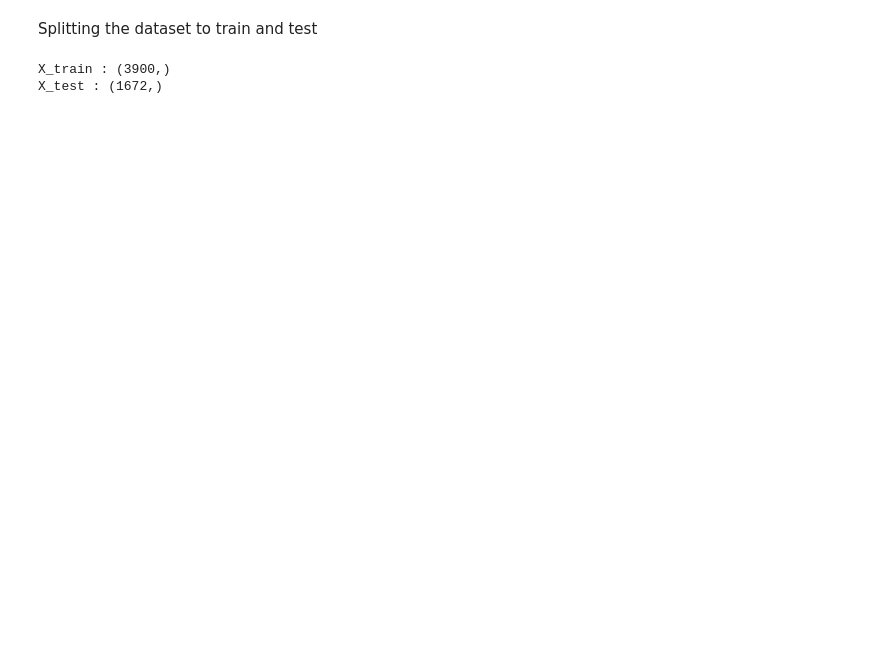
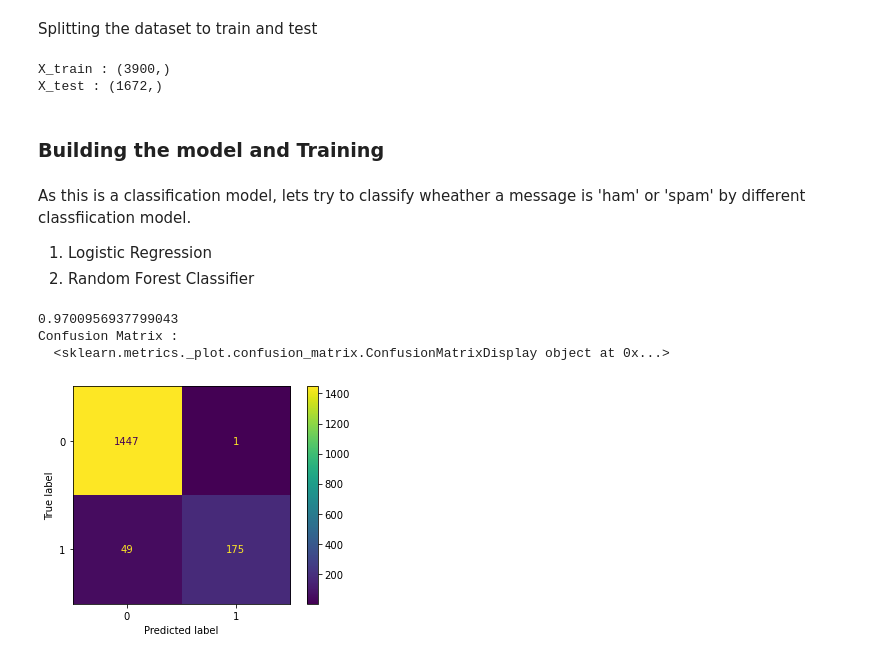
Before and after one commit to JeetDarekar001/Spam-Detection-fastApi, a Jupyter notebook: model/Spam Detection Model .ipynb, the cells around one changed output. Saved outputs shown, nothing was run; the diff lists cells and outputs as text; code cells hidden in the pictures; blank space fills up the shorter version.

Commit message:
Trained Multiple model LogisticRegression and RandomForestClassifier | Saved the model using joblib

```diff
--- a/model/Spam Detection Model .ipynb
+++ b/model/Spam Detection Model .ipynb
@@ -116,3 +120,29 @@ X_test : (1672,)
 vectorization = TfidfVectorizer()
 xv_train = vectorization.fit_transform(X_train)
 xv_test = vectorization.transform(X_test)
+# %% [markdown]
+### Building the model and Training
+# %% [markdown]
+As this is a classification model, lets try to classify wheather a message is 'ham' or 'spam' by different classfiication model.
+1. Logistic Regression
+2. Random Forest Classifier
+# %%
+# Logistic Regression
+# Model Building
+Lr_model=LogisticRegression(C=1.0)
+Lr_model.fit(xv_train,y_train)
+
+y_pred = Lr_model.predict(xv_test)
+
+Lr_model_acc=accuracy_score(y_test,y_pred)
+
+print(Lr_model_acc)
+# Plotting confustion matrix
+
+
+print("Confusion Matrix : \n ", plot_confusion_matrix(Lr_model,xv_test,y_test))
+# %% [output]
+0.9700956937799043
+Confusion Matrix :
+  <sklearn.metrics._plot.confusion_matrix.ConfusionMatrixDisplay object at 0x...>
+[figure, added]
```
Also changed, not shown: parts of 8 cells of this notebook.
